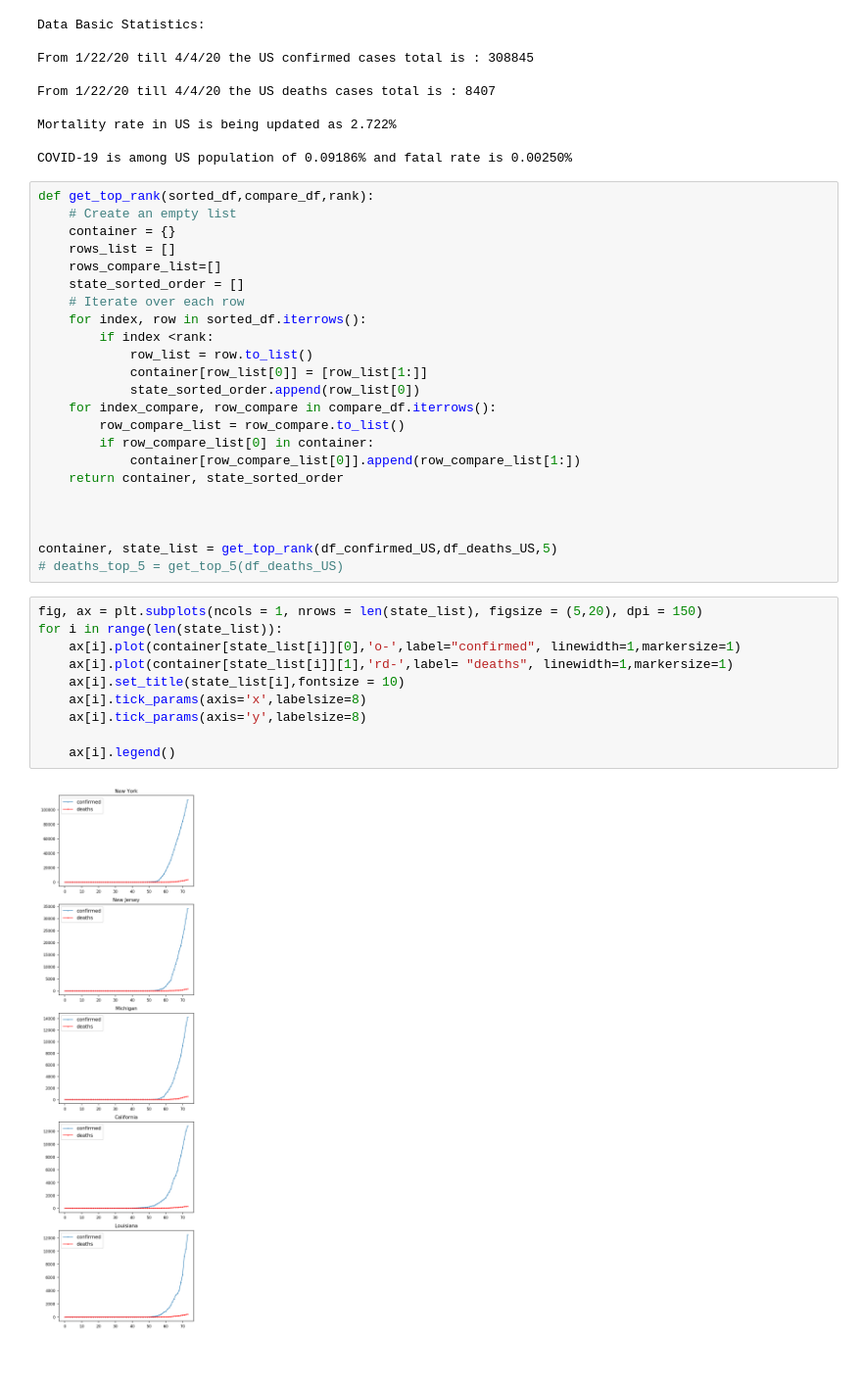
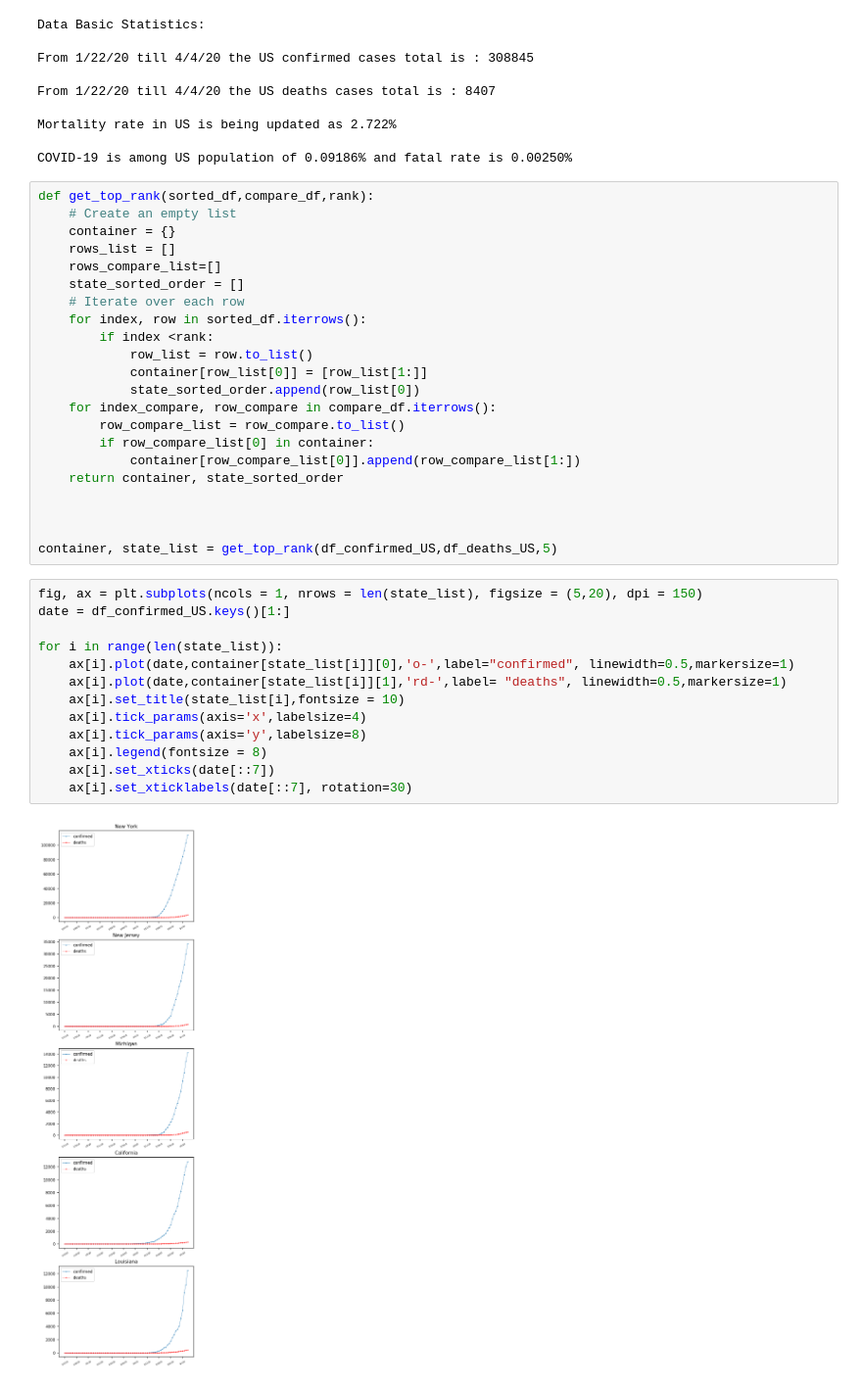
Before and after one commit to MUYANGGUO/COVID19-Simulation, a Jupyter notebook: Models_Notebooks/part0--ca.ipynb, the cells around one changed output. Shown at 98% size. Cells and saved outputs as stored; diff of their text form; blank space fills up the shorter version.

```diff
--- a/Models_Notebooks/part0--ca.ipynb
+++ b/Models_Notebooks/part0--ca.ipynb
@@ -86,16 +86,18 @@ def get_top_rank(sorted_df,compare_df,rank):
 
 
 container, state_list = get_top_rank(df_confirmed_US,df_deaths_US,5)
-# deaths_top_5 = get_top_5(df_deaths_US)
 # %%
 fig, ax = plt.subplots(ncols = 1, nrows = len(state_list), figsize = (5,20), dpi = 150)
+date = df_confirmed_US.keys()[1:]
+
 for i in range(len(state_list)):
-    ax[i].plot(container[state_list[i]][0],'o-',label="confirmed", linewidth=1,markersize=1)
-    ax[i].plot(container[state_list[i]][1],'rd-',label= "deaths", linewidth=1,markersize=1)
+    ax[i].plot(date,container[state_list[i]][0],'o-',label="confirmed", linewidth=0.5,markersize=1)
+    ax[i].plot(date,container[state_list[i]][1],'rd-',label= "deaths", linewidth=0.5,markersize=1)
     ax[i].set_title(state_list[i],fontsize = 10)
-    ax[i].tick_params(axis='x',labelsize=8)
+    ax[i].tick_params(axis='x',labelsize=4)
     ax[i].tick_params(axis='y',labelsize=8)
-
-    ax[i].legend()
+    ax[i].legend(fontsize = 8)
+    ax[i].set_xticks(date[::7])
+    ax[i].set_xticklabels(date[::7], rotation=30)
 # %% [output]
-[figure, old version]
+[figure, new version]
```
